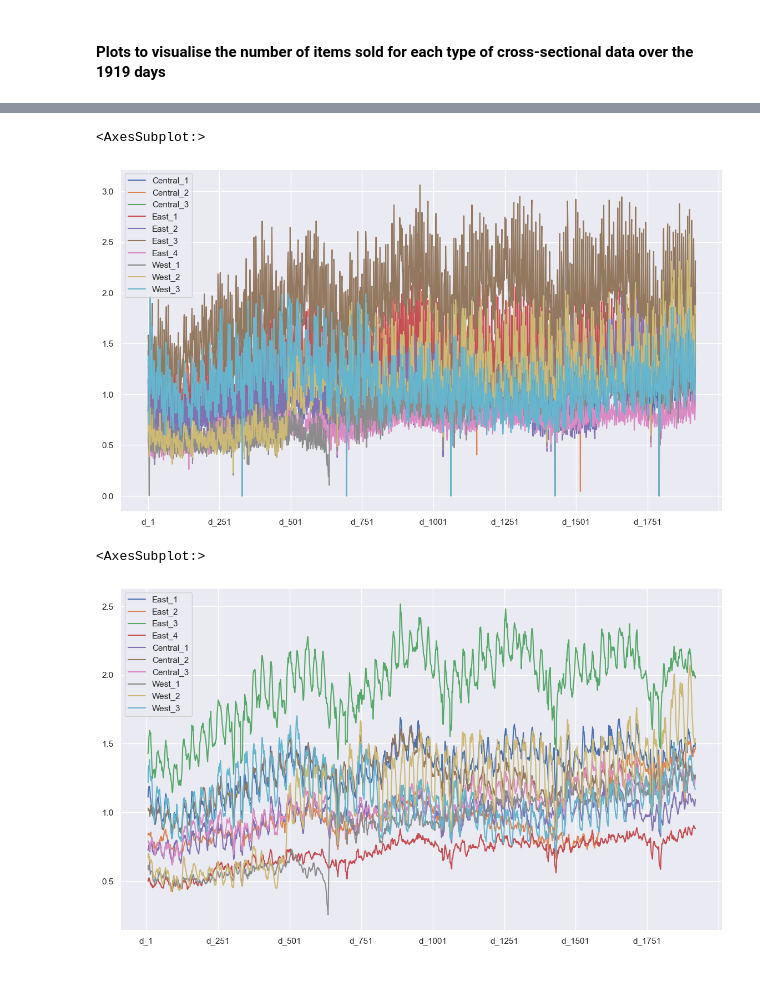
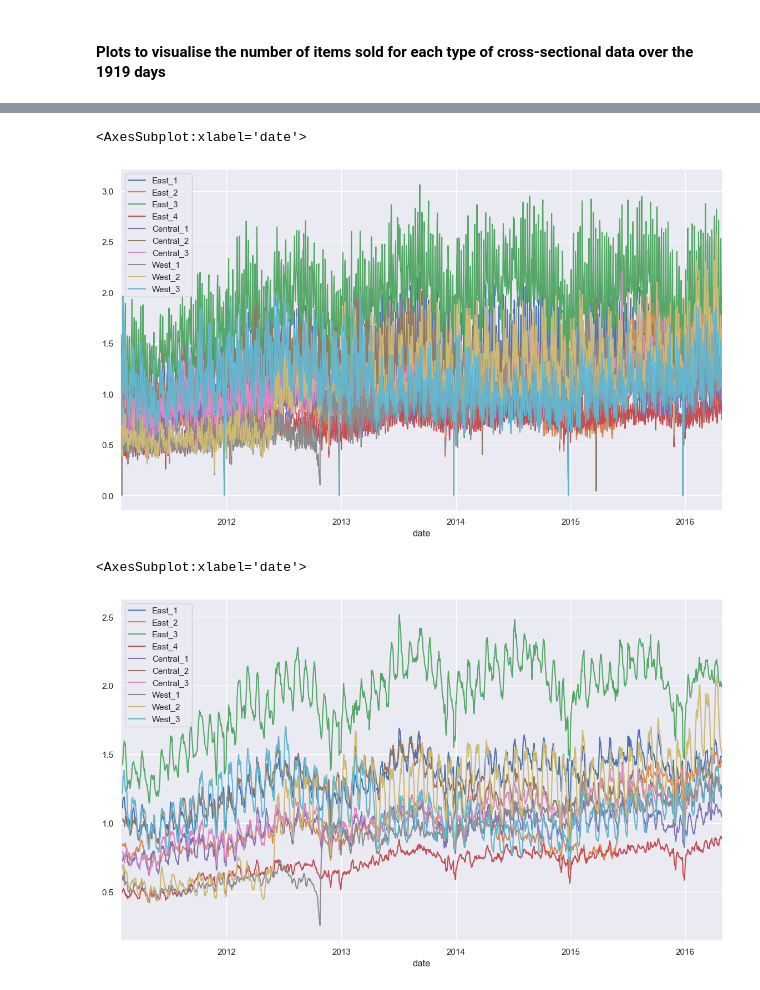
Before and after one commit to TristanKoh/ads-final-project, a Jupyter notebook: code/eda.ipynb, the cells around one changed output, grey strips where cells are left out. Drawn from its saved outputs; the diff is of its cells as text; code cells hidden in the pictures.

Commit message:
add datetime index

```diff
--- a/code/eda.ipynb
+++ b/code/eda.ipynb
@@ -59,0 +77,5 @@ df_cal.head()
+# %%
+# Change dtypes
+df_cal["date"] = pd.to_datetime(df_cal["date"])
+df_cal["weekday"] = df_cal["weekday"].astype("string")
+df_cal["d"] = df_cal["d"].astype("string")
@@ -126,9 +165,9 @@ Length: 10, dtype: string
 Length: 3, dtype: string
 # %%
 # Save the unique demographic labels for plotting later
-category_ls = df_train["category_id"].unique()
-store_ls = df_train["store_id"].unique()
-region_ls = df_train["region_id"].unique()
+category_ls = list(df_train["category_id"].unique())
+store_ls = list(df_train["store_id"].unique())
+region_ls = list(df_train["region_id"].unique())
 # %% [markdown]
 #### Breakdown of items
 30490 total records
@@ -186,7 +237,7 @@ df_temp.reset_index(inplace=True)
 
 df_temp = pd.DataFrame(
     data = {
-    "day_id" : df_temp.columns[1:],
+    "d" : df_temp.columns[1:],
     "Central_1" : df_temp.iloc[0, 1:],
     "Central_2" : df_temp.iloc[1, 1:],
     "Central_3" : df_temp.iloc[2, 1:],
@@ -199,17 +250,22 @@ df_temp = pd.DataFrame(
     "West_3" : df_temp.iloc[9, 1:],
     }
 )
+
+df_temp["d"] = df_temp["d"].astype("string")
+
+df_temp = pd.merge(df_temp, df_cal, on = "d", how = "left")
+df_temp = df_temp.set_index("date")
 # %%
-df_temp.plot()
+df_temp[store_ls].plot()
 # %% [output]
-<AxesSubplot:>
+<AxesSubplot:xlabel='date'>
-[figure, old version]
+[figure, new version]
 # %%
 # 7 days rolling average
 df_temp[store_ls].rolling(7).mean().plot()
 # %% [output]
-<AxesSubplot:>
+<AxesSubplot:xlabel='date'>
-[figure, old version]
+[figure, new version]
 # %%
 # 30 days rolling average
 df_temp[store_ls].rolling(30).mean().plot()
```
Also changed, not shown: parts of 13 cells of this notebook.
